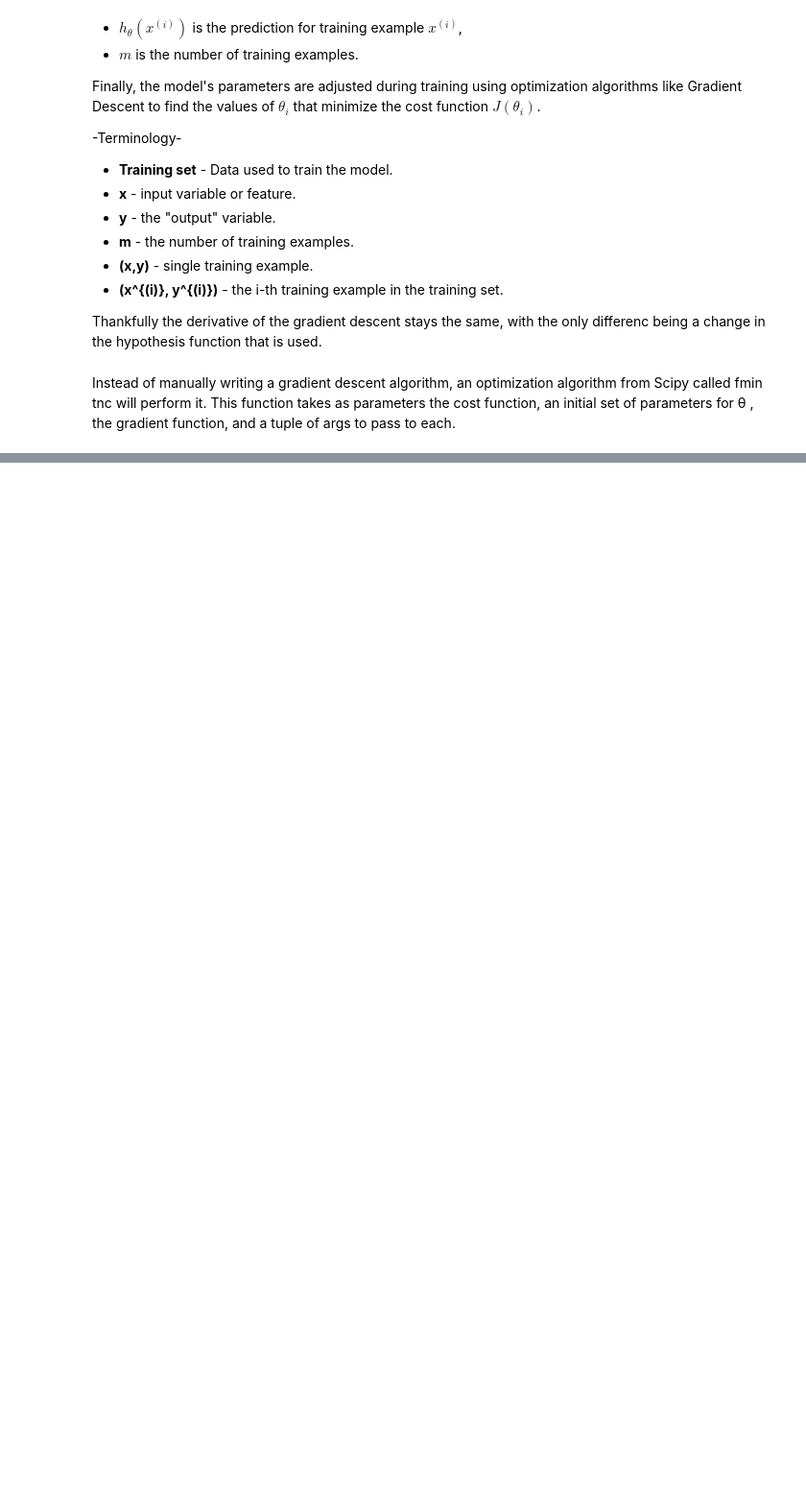
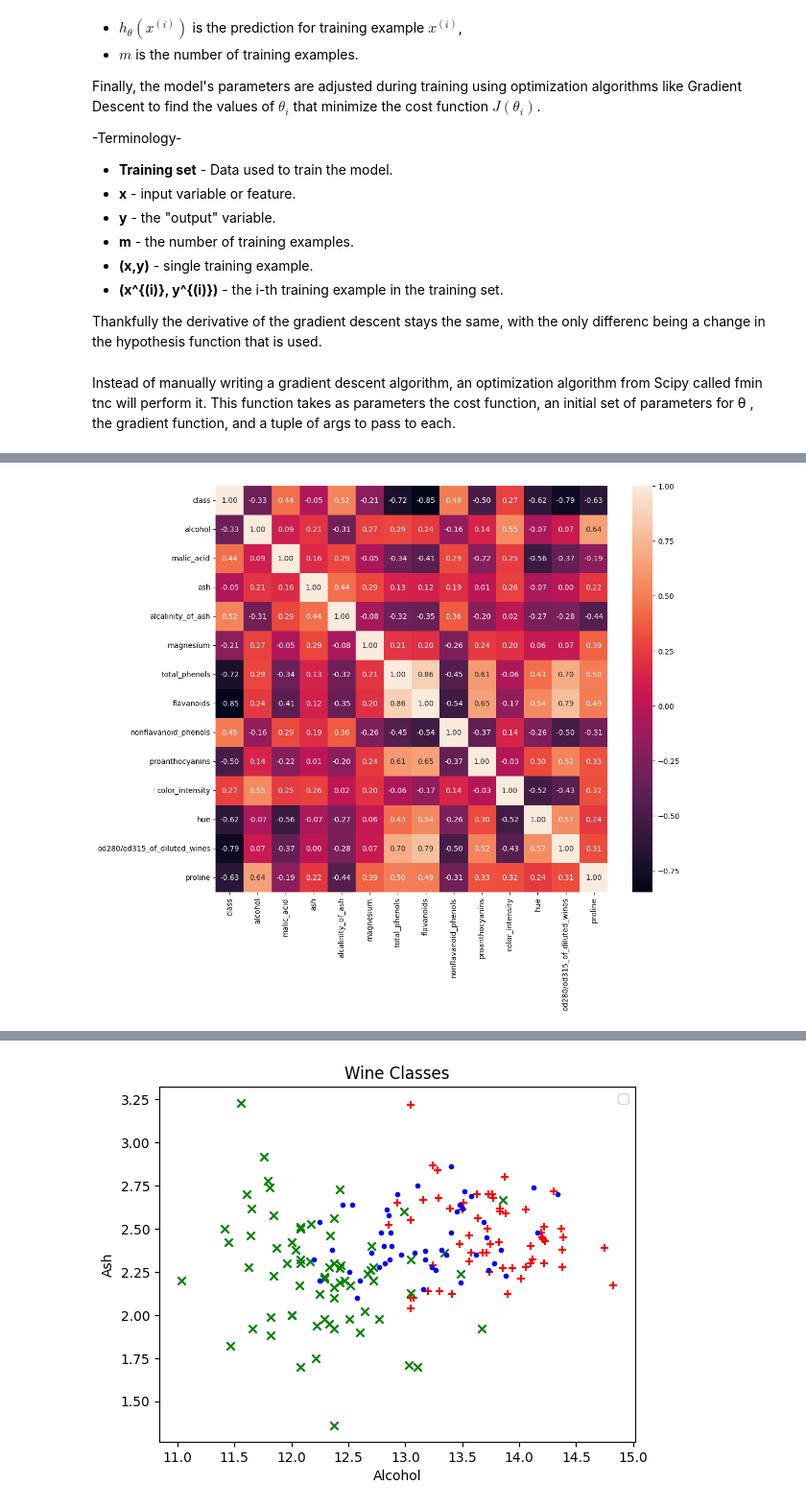
Before and after one commit to dkanh6/CMP_SC-7540-Neural-Models, a Jupyter notebook: Logistic_Regression_Tutorial.ipynb, the cells around one changed output, grey strips where cells are left out. Shown: that part at 96% size. Cells and saved outputs as stored; diff of their text form; code cells hidden in the pictures; blank space fills up the shorter version.

```diff
--- a/Logistic_Regression_Tutorial.ipynb
+++ b/Logistic_Regression_Tutorial.ipynb
@@ -213,0 +213,33 @@ This can also be done with tensor flow or with neural networks.
+# %%
+import seaborn as sns
+from sklearn.decomposition import PCA
+
+# Correlation matrix
+corr = data.corr()
+plt.figure(figsize=(12, 10))
+sns.heatmap(corr, annot=True, fmt=".2f")
+plt.show()
+
+
+#print(data)
+X = data[['alcohol','ash']].values # selecting these two features for plotting
+y = data['class'].values # use the original unfiltered class labeles
+
+plot_points(X, y)
+plt.title('Wine Classes')
+plt.xlabel('Alcohol')
+plt.ylabel('Ash')
+plt.legend()
+plt.show()
+
+X = data[['flavanoids','total_phenols']].values
+y = data['class'].values
+
+plot_points(X, y)
+plt.title('Wine Classes')
+plt.xlabel('flavanoids')
+plt.ylabel('total_phenols')
+plt.legend()
+plt.show()
+# %% [output]
+[figure, added]
@@ -213,0 +247 @@ This can also be done with tensor flow or with neural networks.
+[figure, added]
```
Also changed, not shown: parts of 7 cells of this notebook.
